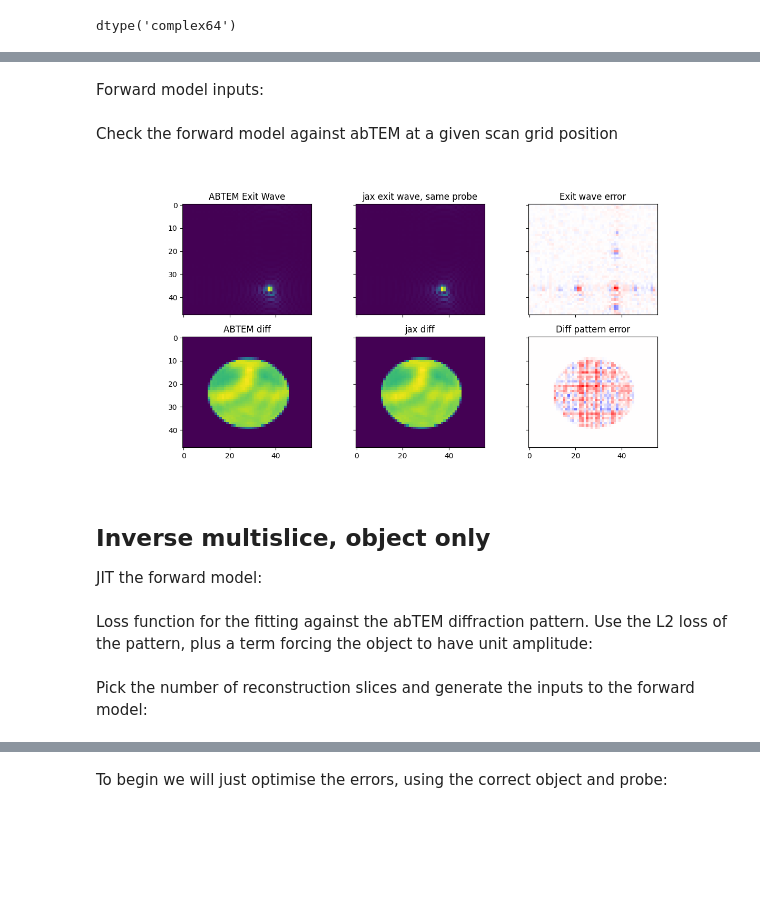
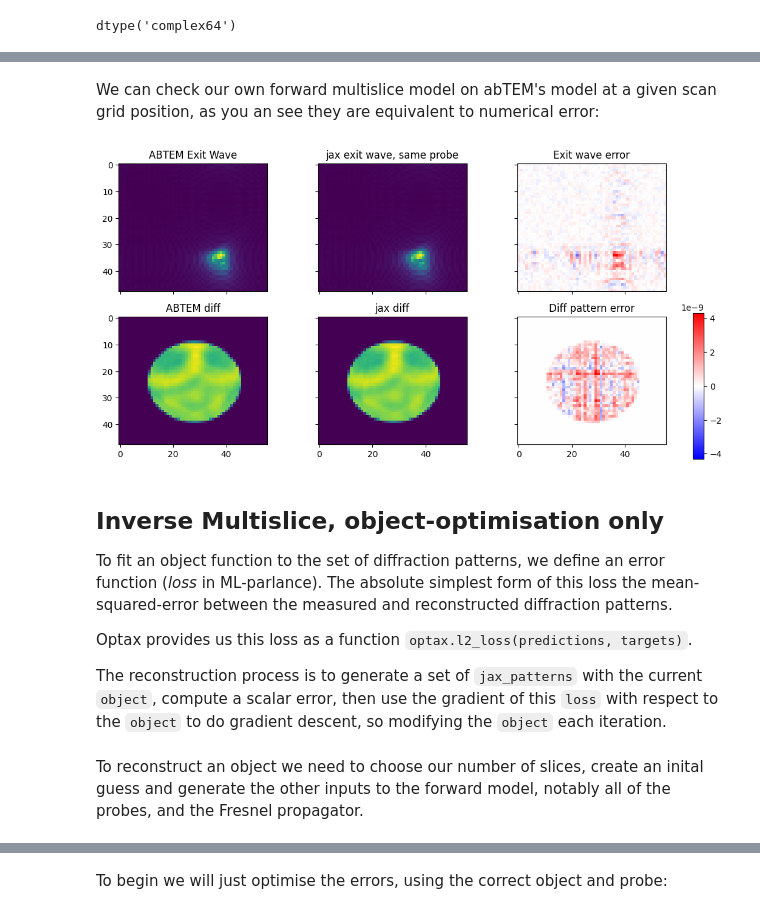
Before and after one commit to METSA-DIADEM/jax-ptychography, a Jupyter notebook: jax_multislice.ipynb, the cells around one changed output, grey strips where cells are left out. Cells and saved outputs as stored; diff of their text form; code cells hidden in the pictures; blank space fills up the shorter version.

```diff
--- a/jax_multislice.ipynb
+++ b/jax_multislice.ipynb
@@ -26,3 +42,5 @@ First build a structure to simulate and reconstruct, for `MoS2` I stretch the un
 # %%
 atoms = ase.build.mx2(vacuum=0.8)
-atoms.set_cell(atoms.cell * np.asarray([1, 1, 8]), scale_atoms=True)
+atoms.set_cell(atoms.cell * np.asarray([1, 1, 4]), scale_atoms=True)
+atoms = abtem.orthogonalize_cell(atoms)
+atoms *= (3, 2, 1)  # this sets our horizontal extent, and by consequence our final diffraction pattern size
@@ -32,10 +47,13 @@ atoms *= (3, 2, 1)
 # %% [markdown]
 Choose a slice thickness to acheive one slice-per-layer:
 # %%
+base_sampling = 0.2
+base_slice_thickness = 7
+
 potential = abtem.Potential(
     atoms,
-    sampling=0.2,
-    slice_thickness=15,
+    sampling=base_sampling,
+    slice_thickness=base_slice_thickness,
 )
 print(potential.shape)
 # %% [output]
@@ -114,7 +137,7 @@ probe_waves = probe._build_waves(probe)
 grid_scan = abtem.GridScan(
     end=(1, 1),
     fractional=True,
-    sampling=probe.aperture.nyquist_sampling * 2,
+    sampling=probe.aperture.nyquist_sampling * 3,
     potential=potential,
 )
 scan_positions = np.array(grid_scan.get_positions())
@@ -164,21 +195,21 @@ Build the forward model so as to return the exit wave and diffraction pattern:
 # %%
-def simulate_pattern(transmission, probe, prop_kernel):
+def simulate_pattern(object, probe, prop_kernel):
     wavefront = probe
 
-    for i in range(transmission.shape[0]):
-        wavefront = wavefront * transmission[i]
-        wavefront = propagate(wavefront, prop_kernel)
+    for i in range(object.shape[0]):
+        wavefront = wavefront * object[i]
+        wavefront = convolve2d(wavefront, prop_kernel)
 
     exit_wave = wavefront
 
-    diffraction_pattern = jnp.fft.fftshift(
+    detector_wavefront = jnp.fft.fftshift(
         jnp.fft.fft2(wavefront)
     )
     diffraction_pattern = (
-        jnp.square(diffraction_pattern.real)
-        + jnp.square(diffraction_pattern.imag)
+        jnp.square(detector_wavefront.real)
+        + jnp.square(detector_wavefront.imag)
     )
+    return exit_wave, diffraction_pattern
 
-    return exit_wave, diffraction_pattern
+simulate_pattern_jit = jax.jit(simulate_pattern)
+simulate_pattern_vmap = jax.vmap(simulate_pattern_jit, in_axes=(None, 0, None))
-# %% [markdown]
-Forward model inputs:
@@ -188,6 +216,9 @@ slice_thickness = potential.slice_thickness[0]
 # %% [markdown]
-Check the forward model against abTEM at a given scan grid position
+We can check our own forward multislice model on abTEM's model at a given scan grid position, as you an see they are equivalent to numerical error:
 # %%
+assert np.unique(potential.slice_thickness).size == 1
+slice_thickness = potential.slice_thickness[0]
+
 gx, gy = scan_positions.shape[:2]
 idx_x, idx_y = 3 * gx // 4, 2 * gy  // 3
 plot_scan = abtem.CustomScan(scan_positions[idx_x, idx_y], squeeze=True)
@@ -199,36 +230,43 @@ plot_exit_wave = probe.multislice(
     lazy=False,
 ).array
 plot_probe = probe.build(scan=plot_scan).compute(progress_bar=False).array.squeeze()
 assert (plot_probe == all_probes[idx_x, idx_y]).all()
 
+probe_waves = probe._build_waves(probe)
 jax_exit_wave, jax_pattern = simulate_pattern(
     transmit,
     all_probes[idx_x, idx_y],
     FresnelPropagator().get_array(probe_waves, float(slice_thickness)),
 )
 
 fig, ax = plt.subplots(2, 3, figsize=(12, 6), sharex=True, sharey=True)
 ax = ax.ravel()
 ax[0].imshow(np.abs(plot_exit_wave))
 ax[0].set_title('ABTEM Exit Wave')
 ax[1].imshow(np.abs(jax_exit_wave))
 ax[1].set_title('jax exit wave, same probe')
 exit_fn_diff = np.abs(plot_exit_wave) - np.abs(jax_exit_wave)
 vmax = np.abs(exit_fn_diff).max()
 ax[2].imshow(exit_fn_diff, cmap='bwr', vmax=vmax, vmin=-vmax)
 ax[2].set_title('Exit wave error');
 
 ax[3].imshow(abtem_patterns[idx_x, idx_y])
 ax[3].set_title('ABTEM diff')
 ax[4].imshow(jax_pattern)
 ax[4].set_title('jax diff');
 pattern_diff = abtem_patterns[idx_x, idx_y] - jax_pattern
 vmax = np.abs(pattern_diff).max()
-ax[5].imshow(pattern_diff, cmap='bwr', vmax=vmax, vmin=-vmax)
+im = ax[5].imshow(pattern_diff, cmap='bwr', vmax=vmax, vmin=-vmax)
 ax[5].set_title('Diff pattern error');
+cbar_ax = fig.add_axes([0.925, 0.07, 0.015, 0.4])
+fig.colorbar(im, cax=cbar_ax);
 # %% [output]
-[figure, old version]
+[figure, new version]
 # %% [markdown]
-## Inverse multislice, object only
+## Inverse Multislice, object-optimisation only
 
-JIT the forward model:
+To fit an object function to the set of diffraction patterns, we define an error function (*loss* in ML-parlance). The absolute simplest form of this loss the mean-squared-error between the measured and reconstructed diffraction patterns.
+
+Optax provides us this loss as a function `optax.l2_loss(predictions, targets)`.
+
+The reconstruction process is to generate a set of `jax_patterns` with the current `object`, compute a scalar error, then use the gradient of this `loss` with respect to the `object` to do gradient descent, so modifying the `object` each iteration.
@@ -237,3 +273 @@ simulate_pattern_jit = jax.vmap(jax.jit(simulate_pattern), in_axes=(None, 0, Non
-# %% [markdown]
-Loss function for the fitting against the abTEM diffraction pattern. Use the L2 loss of the pattern, plus a term forcing the object to have unit amplitude:
 # %%
@@ -247,7 +280,7 @@ def loss(abtem_patterns, transmit, probes, prop_kernel):
 
 loss_jit = jax.jit(loss)
 # %% [markdown]
-Pick the number of reconstruction slices and generate the inputs to the forward model:
+To reconstruct an object we need to choose our number of slices, create an inital guess and generate the other inputs to the forward model, notably all of the probes, and the Fresnel propagator.
 # %%
 num_slices_recon = 3
 recon_obj_shape = (num_slices_recon, *transmit.shape[-2:])
```
Also changed, not shown: parts of 83 cells of this notebook.
